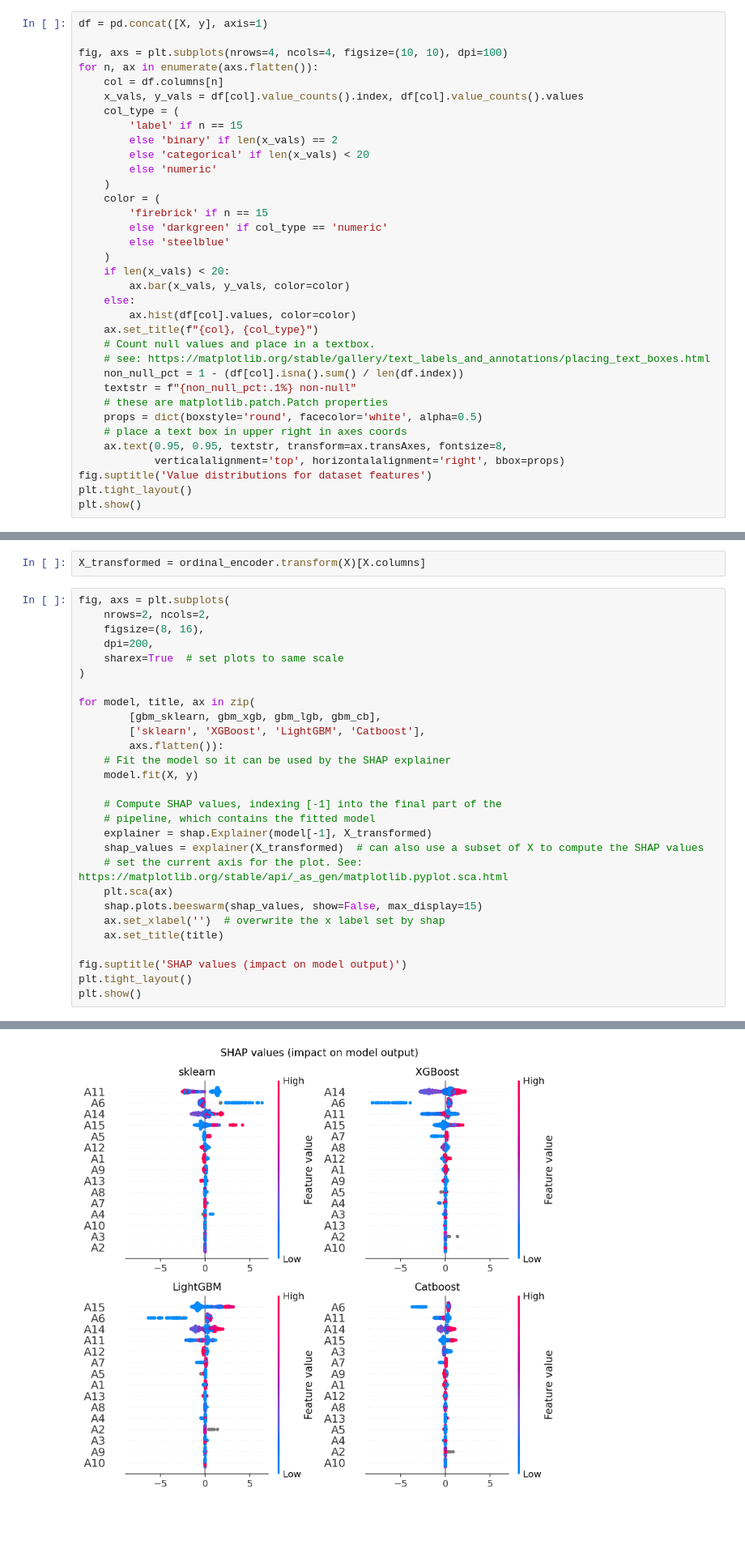
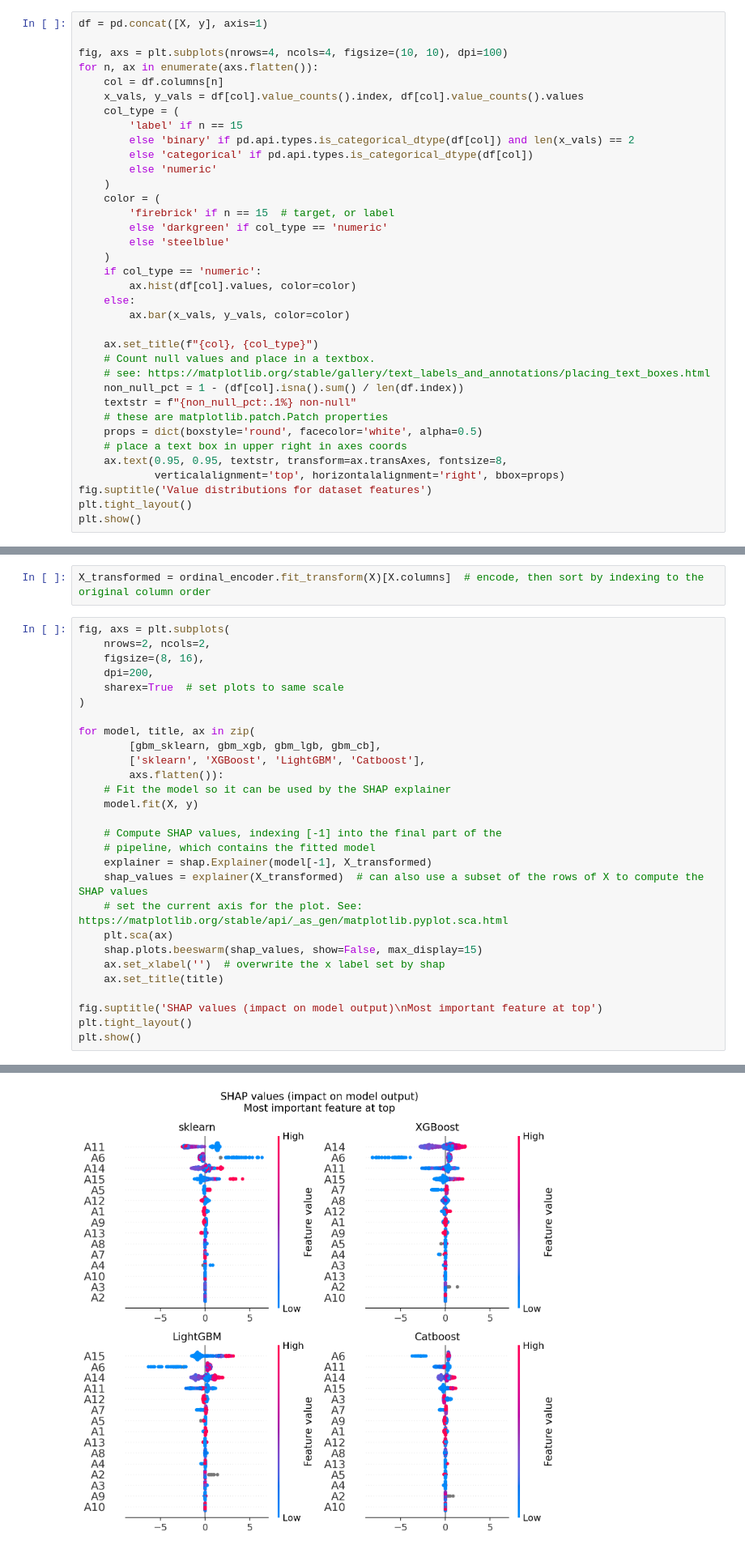
Before and after one commit to rparkr/ml-projects, a Jupyter notebook: gbm_comparison_credit_approval.ipynb, the cells around one changed output, grey strips where cells are left out. Shown at 81% size. Saved outputs shown, nothing was run; the diff lists cells and outputs as text; blank space fills up the shorter version.

```diff
--- a/gbm_comparison_credit_approval.ipynb
+++ b/gbm_comparison_credit_approval.ipynb
@@ -179,19 +189,20 @@ for n, ax in enumerate(axs.flatten()):
     x_vals, y_vals = df[col].value_counts().index, df[col].value_counts().values
     col_type = (
         'label' if n == 15
-        else 'binary' if len(x_vals) == 2
-        else 'categorical' if len(x_vals) < 20
+        else 'binary' if pd.api.types.is_categorical_dtype(df[col]) and len(x_vals) == 2
+        else 'categorical' if pd.api.types.is_categorical_dtype(df[col])
         else 'numeric'
     )
     color = (
-        'firebrick' if n == 15
+        'firebrick' if n == 15  # target, or label
         else 'darkgreen' if col_type == 'numeric'
         else 'steelblue'
     )
-    if len(x_vals) < 20:
+    if col_type == 'numeric':
+        ax.hist(df[col].values, color=color)
+    else:
         ax.bar(x_vals, y_vals, color=color)
-    else:
-        ax.hist(df[col].values, color=color)
+
     ax.set_title(f"{col}, {col_type}")
     # Count null values and place in a textbox.
     # see: https://matplotlib.org/stable/gallery/text_labels_and_annotations/placing_text_boxes.html
@@ -423,7 +438,7 @@ Transform the dataset (and sort columns to original order) to match the dataset
 
 SHAP can't use `sklearn`'s `Pipeline` object, so we need to fit each model first and then use the fitted model and the transformed data with the `shap.Explainer` object.
 # %%
-X_transformed = ordinal_encoder.transform(X)[X.columns]
+X_transformed = ordinal_encoder.fit_transform(X)[X.columns]  # encode, then sort by indexing to the original column order
 # %%
 fig, axs = plt.subplots(
     nrows=2, ncols=2,
@@ -442,14 +457,14 @@ for model, title, ax in zip(
     # Compute SHAP values, indexing [-1] into the final part of the
     # pipeline, which contains the fitted model
     explainer = shap.Explainer(model[-1], X_transformed)
-    shap_values = explainer(X_transformed)  # can also use a subset of X to compute the SHAP values
+    shap_values = explainer(X_transformed)  # can also use a subset of the rows of X to compute the SHAP values
     # set the current axis for the plot. See: https://matplotlib.org/stable/api/_as_gen/matplotlib.pyplot.sca.html
     plt.sca(ax)
     shap.plots.beeswarm(shap_values, show=False, max_display=15)
     ax.set_xlabel('')  # overwrite the x label set by shap
     ax.set_title(title)
 
-fig.suptitle('SHAP values (impact on model output)')
+fig.suptitle('SHAP values (impact on model output)\nMost important feature at top')
 plt.tight_layout()
 plt.show()
 # %% [output]
@@ -457 +474 @@ No data for colormapping provided via 'c'. Parameters 'vmin', 'vmax' will be ign
-[figure, old version]
+[figure, new version]
```
Also changed, not shown: parts of 26 cells of this notebook, 2 other files.
